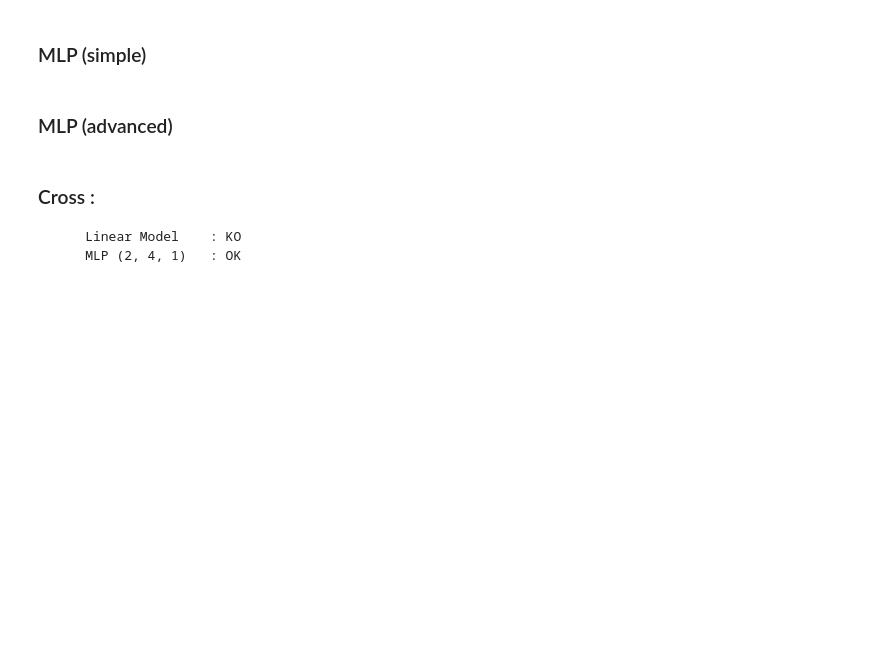
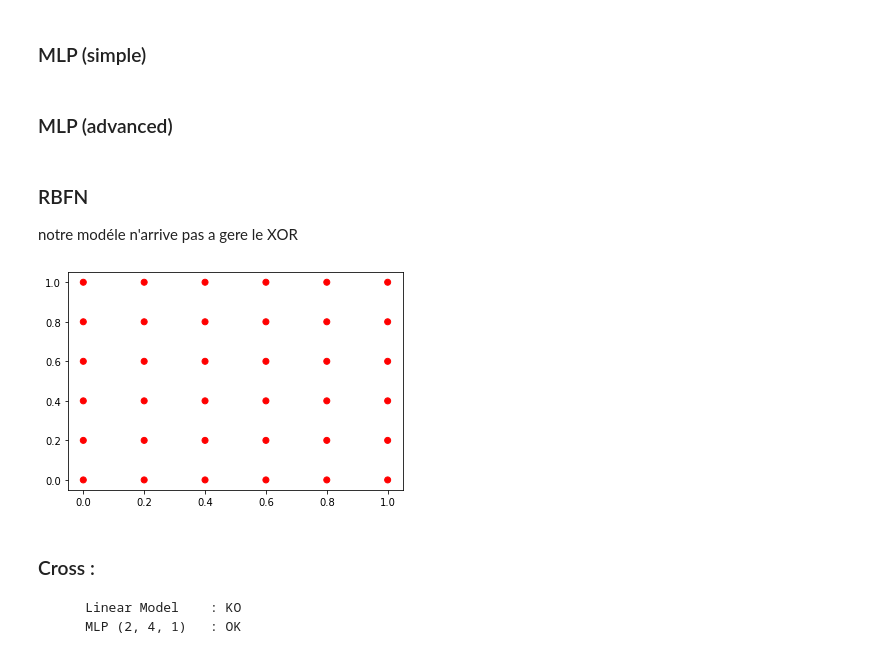
Before and after one commit to Levorilh/ml_python, a Jupyter notebook: Notebook___CAS_DE_TESTS.ipynb, the cells around one changed output. Cells and saved outputs as stored; diff of their text form; code cells hidden in the pictures; blank space fills up the shorter version.

```diff
--- a/Notebook___CAS_DE_TESTS.ipynb
+++ b/Notebook___CAS_DE_TESTS.ipynb
@@ -431,4 +452,24 @@ plt.show()
 test_after = predict_mlp_model_classification(p_model, [1, 1])
 
 destroy_mlp_model(model)
+# %% [markdown]
+### RBFN
+notre modéle n'arrive pas a gere le XOR
+# %%
+num_classes = 2
+k = 4
+input_dim = 2
+expected_output = [[1,0] if label >= 0 else [0,1] for label in Y]
+modif_input = [[coord[0]*5,coord[1]*5] for coord in X]
+model = create_rbfn_model(input_dim, num_classes, k)
+train_rbfn_model(model, X, expected_output)
+
+colors = ['blue' if coord >= 0 else 'red' for coord in Y]
+plot_input = [[x/5,y/5] for x in range(6) for y in range(6)]
+plot_output_colors = ['blue' if predict[0] > predict[1] else 'red' for predict in [predict_rbfn(model, coord) for coord in plot_input]]
+#plt.scatter([p[0] for p in X], [p[1] for p in X], c=colors, s=200)
+plt.scatter([p[0] for p in plot_input], [p[1] for p in plot_input], c=plot_output_colors)
+plt.show()
+# %% [output]
+[figure, added]
 # %% [markdown]
```
Also changed, not shown: parts of 7 cells of this notebook.
